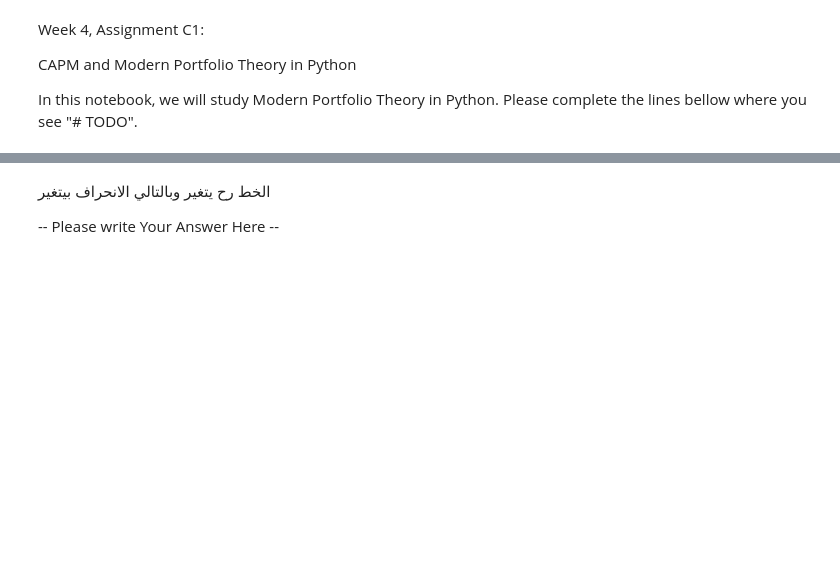
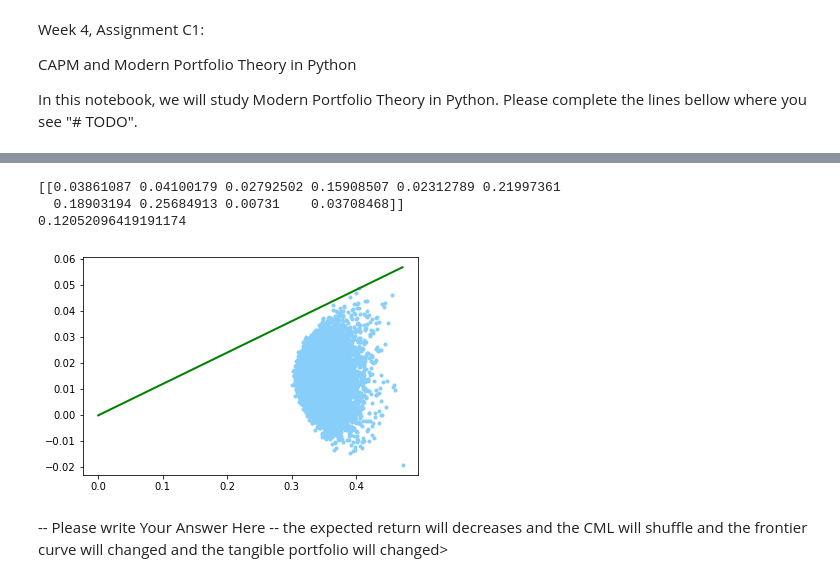
Before and after one commit to khadoj83/KAss3, a Jupyter notebook: assignment_w4_c1_template (1).ipynb, the cells around one changed output, grey strips where cells are left out. Saved outputs shown, nothing was run; the diff lists cells and outputs as text; code cells hidden in the pictures; blank space fills up the shorter version.

```diff
--- a/assignment_w4_c1_template (1).ipynb
+++ b/assignment_w4_c1_template (1).ipynb
@@ -17,7 +17,7 @@ import matplotlib.pyplot as plt
 #two new variables "no_of_asset_classes" and "no_of_observations", respectively.
 
 
-no_of_asset_classes = 5
+no_of_asset_classes = 10
 no_of_observations = 600
 # %%
 np.random.seed(123)
@@ -60,10 +60,10 @@ def get_portfolio_statistics(asset_weights, matrix_of_return_values):
     asset_covariances = np.asmatrix(np.cov(matrix_of_return_values))
     portfolio_mean = asset_weights*asset_means.T
     #portfolio_mean = #todo second line if needed.
-    portfolio_standards_deviations = np.sqrt(asset_weights * asset_covariances * asset_weights.T )
+    portfolio_standards_deviation = np.sqrt(asset_weights * asset_covariances * asset_weights.T )
     #portfolio_standard_deviation = #todo second line if needed.
-    portfolio_sharpe_ratios = portfolio_means / portfolio_standards_deviations
-    return portfolio_means, portfolio_standards_deviations, portfolio_sharpe_ratios
+    portfolio_sharpe_ratio = portfolio_mean / portfolio_standards_deviation
+    return portfolio_mean.item(), portfolio_standards_deviation.item(), portfolio_sharpe_ratio.item()
 # %%
 #Objective 7.
 #Using the functions constructed in Objectives 5 and 6, write a loop that, on each iteration, determines a
@@ -77,11 +77,10 @@ def get_portfolio_statistics(asset_weights, matrix_of_return_values):
 while len(collection_of_random_asset_weights) < no_of_portfolios:
     random_asset_weights = get_random_asset_weights(no_of_asset_classes=no_of_asset_classes)
     collection_of_random_asset_weights.append(random_asset_weights)
-
     e_r, volatility , sr = get_portfolio_statistics(
             asset_weights = random_asset_weights ,
             matrix_of_return_values = matrix_of_return_values
     )
-    portfolio_means.append(e_r.item())
-    portfolio_standard_deviations.append(volatility.item())
-    portfolio_sharpe_ratios.append(sr.item())
+    portfolio_means.append(e_r)
+    portfolio_standard_deviations.append(volatility)
+    portfolio_sharpe_ratios.append(sr)
@@ -99,27 +98,34 @@ plt.show()
 #Objective 9.
 #Find the list index of the portfolio of highest Sharpe ratio.
 
-index = #todo
+index = np.argmax(portfolio_sharpe_ratios)
 # %%
 #Objective 10.
 #Print the asset weights and Sharpe ratio of the portfolio of highest Sharpe ratio, using index above.
 
-print(#todo)
-print(#todo)
+print(collection_of_random_asset_weights[index])
+print(portfolio_sharpe_ratios[index])
+# %% [output]
+[[0.03861087 0.04100179 0.02792502 0.15908507 0.02312789 0.21997361
+  0.18903194 0.25684913 0.00731    0.03708468]]
+0.12052096419191174
 # %%
 #Objective 11.
 #Add the Capital Market Line to your scatterplot from Objective 8.
 
 x = np.linspace(0, max(portfolio_standard_deviations), 10000)
 y = portfolio_sharpe_ratios[index] * x
-plt.plot(#todo, #todo, 'o', markersize = 3, color = 'lightskyblue')
+plt.plot(portfolio_standard_deviations ,portfolio_means , 'o', markersize = 3, color = 'lightskyblue')
 plt.plot(x, y, '-', linewidth = 2, color = 'green')
 plt.show()
+# %% [output]
+[figure, added]
 # %%
 #Objective 12.
 #All of the work in this notebook assumes a risk-free rate of zero (0.00).  How could this work be modified to
 #accommodate a nonzero risk-free rate?  Explain.
-# %% [markdown]
-الخط رح يتغير وبالتالي الانحراف بيتغير
-
--- Please write Your Answer Here --
+# %% [markdown]
+
+
+-- Please write Your Answer Here --
+the expected return will decreases and the CML will shuffle and the frontier curve will changed and the tangible portfolio will changed>
```
Also changed, not shown: parts of 2 cells of this notebook.
